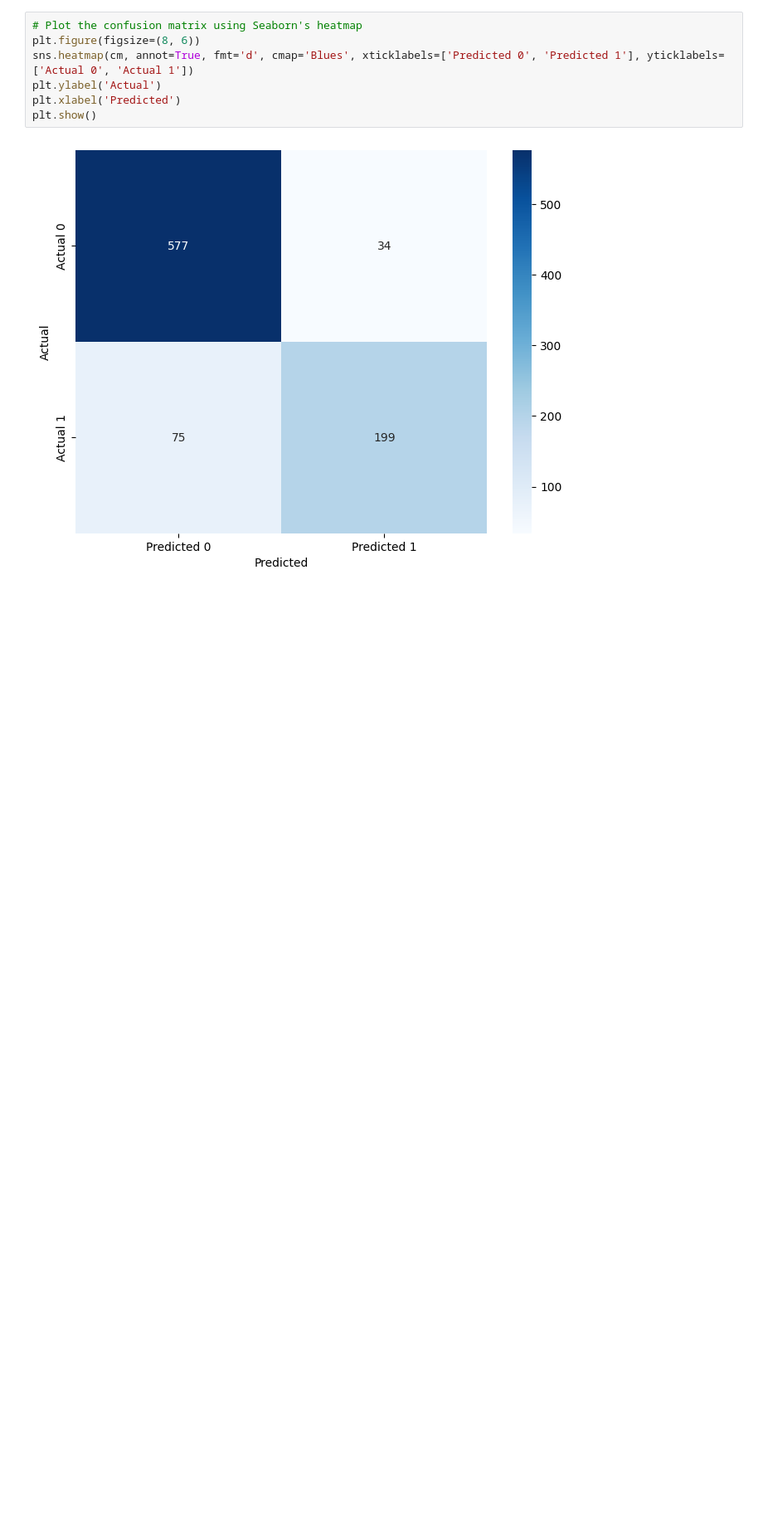
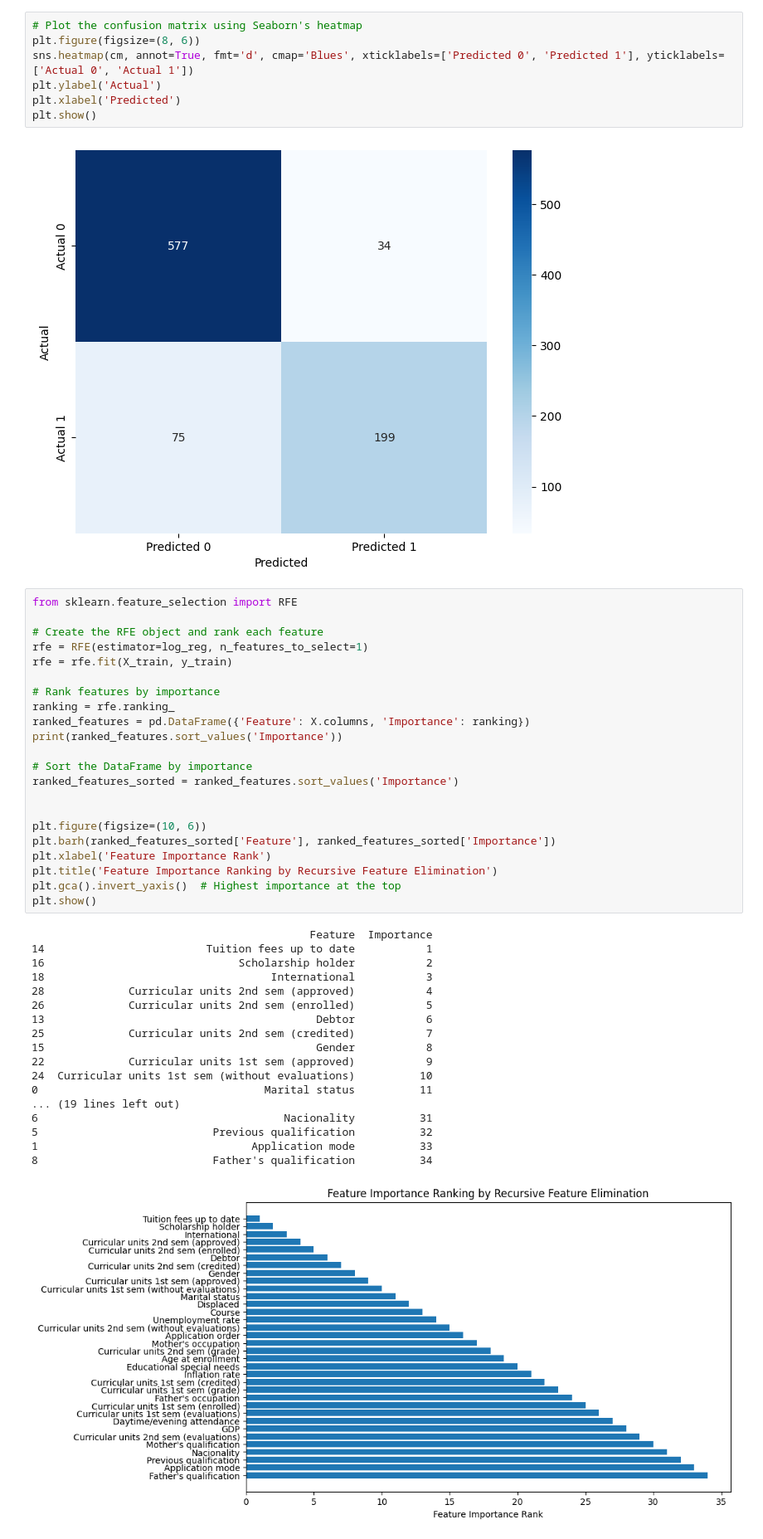
Before and after one commit to KANUBALAD/ML-Fairness-in-School-DropOut-, a Jupyter notebook: Notebooks/ML_Logistic_regression.ipynb, the cells around one changed output. Shown at 83% size. Cells and saved outputs as stored; diff of their text form; blank space fills up the shorter version.

Commit message:
Feature Importance

```diff
--- a/Notebooks/ML_Logistic_regression.ipynb
+++ b/Notebooks/ML_Logistic_regression.ipynb
@@ -155,3 +155,44 @@ plt.xlabel('Predicted')
 plt.show()
 # %% [output]
 [figure]
+# %%
+from sklearn.feature_selection import RFE
+
+# Create the RFE object and rank each feature
+rfe = RFE(estimator=log_reg, n_features_to_select=1)
+rfe = rfe.fit(X_train, y_train)
+
+# Rank features by importance
+ranking = rfe.ranking_
+ranked_features = pd.DataFrame({'Feature': X.columns, 'Importance': ranking})
+print(ranked_features.sort_values('Importance'))
+
+# Sort the DataFrame by importance
+ranked_features_sorted = ranked_features.sort_values('Importance')
+
+
+plt.figure(figsize=(10, 6))
+plt.barh(ranked_features_sorted['Feature'], ranked_features_sorted['Importance'])
+plt.xlabel('Feature Importance Rank')
+plt.title('Feature Importance Ranking by Recursive Feature Elimination')
+plt.gca().invert_yaxis()  # Highest importance at the top
+plt.show()
+# %% [output]
+                                           Feature  Importance
+14                         Tuition fees up to date           1
+16                              Scholarship holder           2
+18                                   International           3
+28             Curricular units 2nd sem (approved)           4
+26             Curricular units 2nd sem (enrolled)           5
+13                                          Debtor           6
+25             Curricular units 2nd sem (credited)           7
+15                                          Gender           8
+22             Curricular units 1st sem (approved)           9
+24  Curricular units 1st sem (without evaluations)          10
+0                                   Marital status          11
+... (19 lines left out)
+6                                      Nacionality          31
+5                           Previous qualification          32
+1                                 Application mode          33
+8                           Father's qualification          34
+[figure, added]
```
Also changed, not shown: parts of 1 cell of this notebook.
